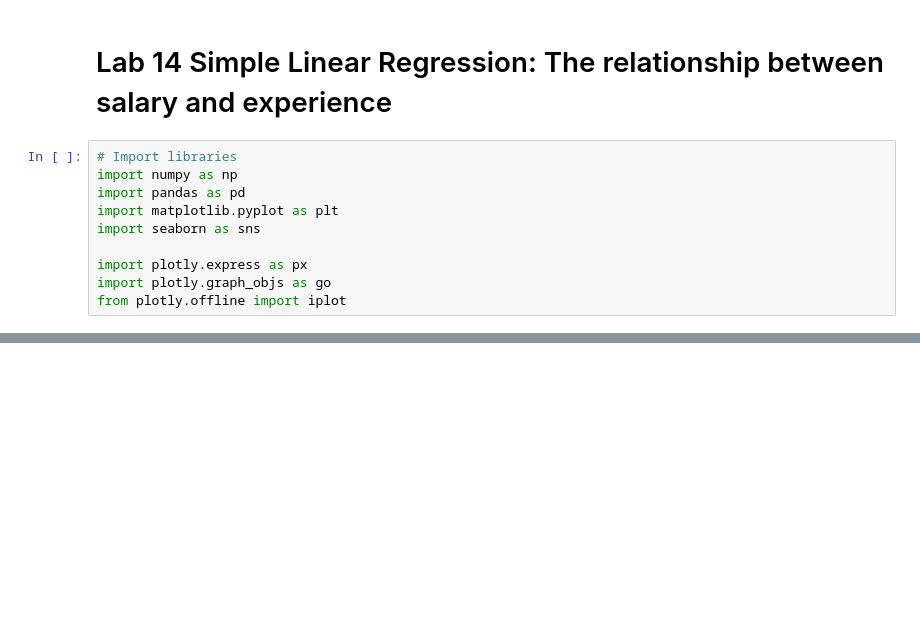
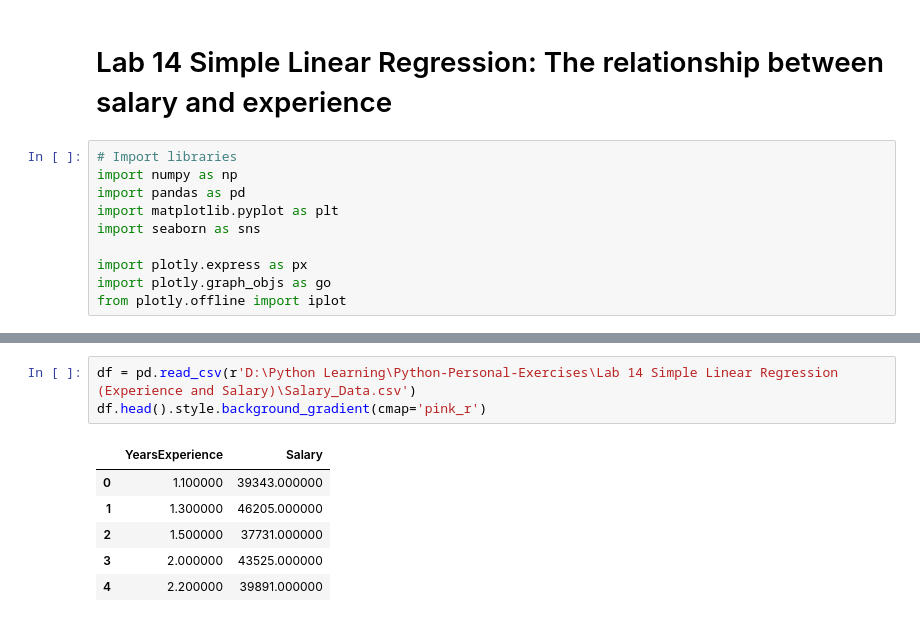
Before and after one commit to LuciferinW/Lab-Series, a Jupyter notebook: Lab 14 A exploration of different regression method.ipynb, the cells around one changed output, grey strips where cells are left out. Saved outputs shown, nothing was run; the diff lists cells and outputs as text; blank space fills up the shorter version.

```diff
--- a/Lab 14 A exploration of different regression method.ipynb
+++ b/Lab 14 A exploration of different regression method.ipynb
@@ -17,0 +13,10 @@ FileNotFoundError: [Errno 2] No such file or directory: 'Salary_Data.csv'
+# %%
+df = pd.read_csv(r'D:\Python Learning\Python-Personal-Exercises\Lab 14 Simple Linear Regression (Experience and Salary)\Salary_Data.csv')
+df.head().style.background_gradient(cmap='pink_r')
+# %% [output]
+|  | YearsExperience | Salary |
+| 0 | 1.100000 | 39343.000000 |
+| 1 | 1.300000 | 46205.000000 |
+| 2 | 1.500000 | 37731.000000 |
+| 3 | 2.000000 | 43525.000000 |
+| 4 | 2.200000 | 39891.000000 |
```
Also changed, not shown: parts of 17 cells of this notebook, 2 other files.
